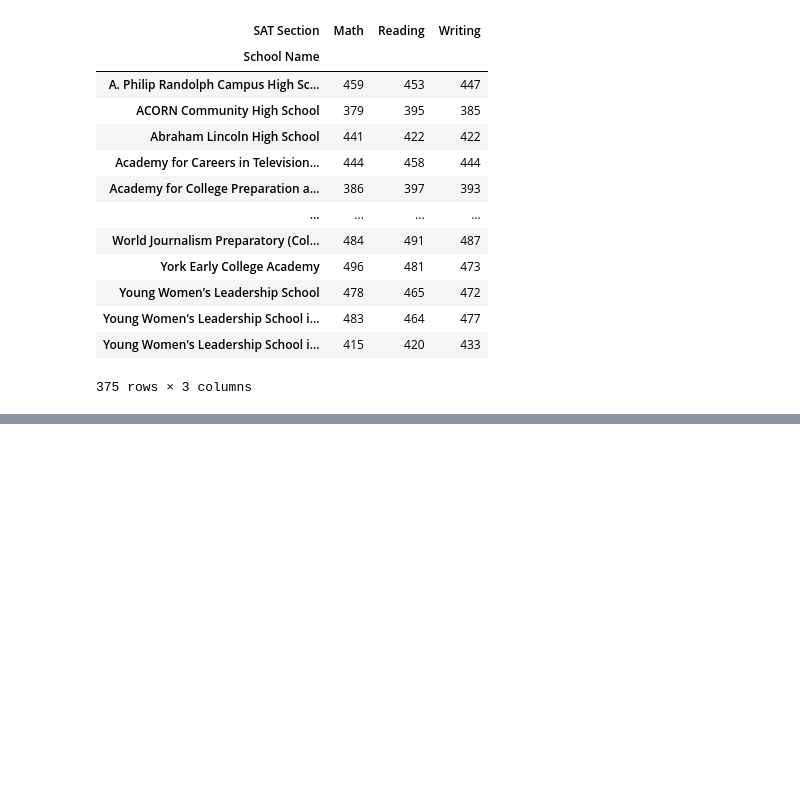
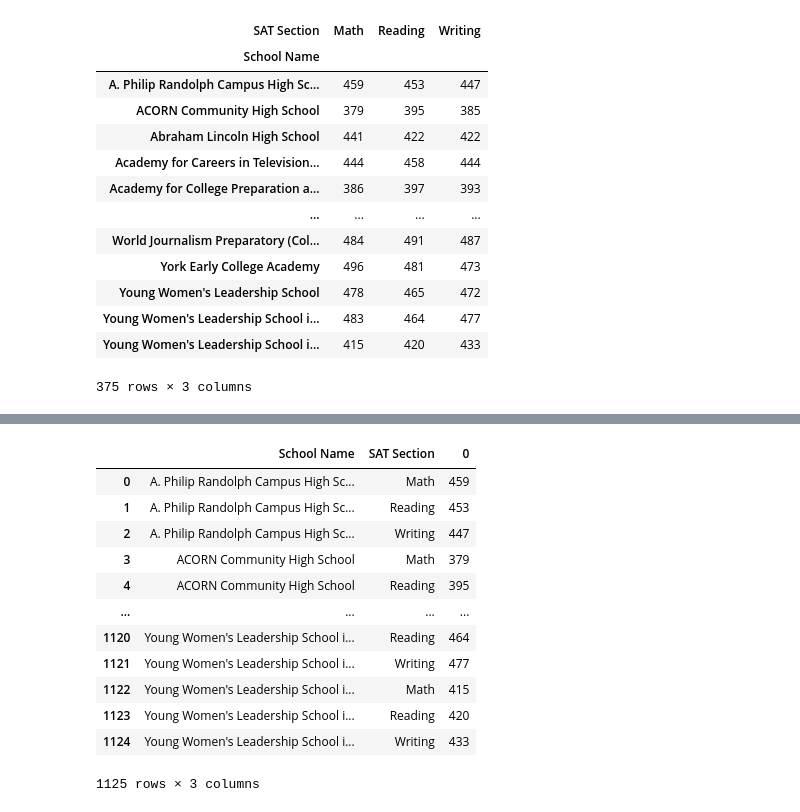
Before and after one commit to TomaszBury/The-ultimate-pandas-bootcamp-advanced-python-data-analysis, a Jupyter notebook: section_09/reshaping_with_pivots.ipynb, the cells around one changed output, grey strips where cells are left out. Cells and saved outputs as stored; diff of their text form; code cells hidden in the pictures; blank space fills up the shorter version.

```diff
--- a/section_09/reshaping_with_pivots.ipynb
+++ b/section_09/reshaping_with_pivots.ipynb
@@ -155,0 +226,16 @@ sat.pivot(index='School Name', columns='SAT Section', values='Score')
+# %%
+pivoted.stack().reset_index()
+# %% [output]
+|  | School Name | SAT Section | 0 |
+| 0 | A. Philip Randolph Campus High Sc... | Math | 459 |
+| 1 | A. Philip Randolph Campus High Sc... | Reading | 453 |
+| 2 | A. Philip Randolph Campus High Sc... | Writing | 447 |
+| 3 | ACORN Community High School | Math | 379 |
+| 4 | ACORN Community High School | Reading | 395 |
+| ... | ... | ... | ... |
+| 1120 | Young Women's Leadership School i... | Reading | 464 |
+| 1121 | Young Women's Leadership School i... | Writing | 477 |
+| 1122 | Young Women's Leadership School i... | Math | 415 |
+| 1123 | Young Women's Leadership School i... | Reading | 420 |
+| 1124 | Young Women's Leadership School i... | Writing | 433 |
+1125 rows × 3 columns
```
Also changed, not shown: parts of 19 cells of this notebook.
